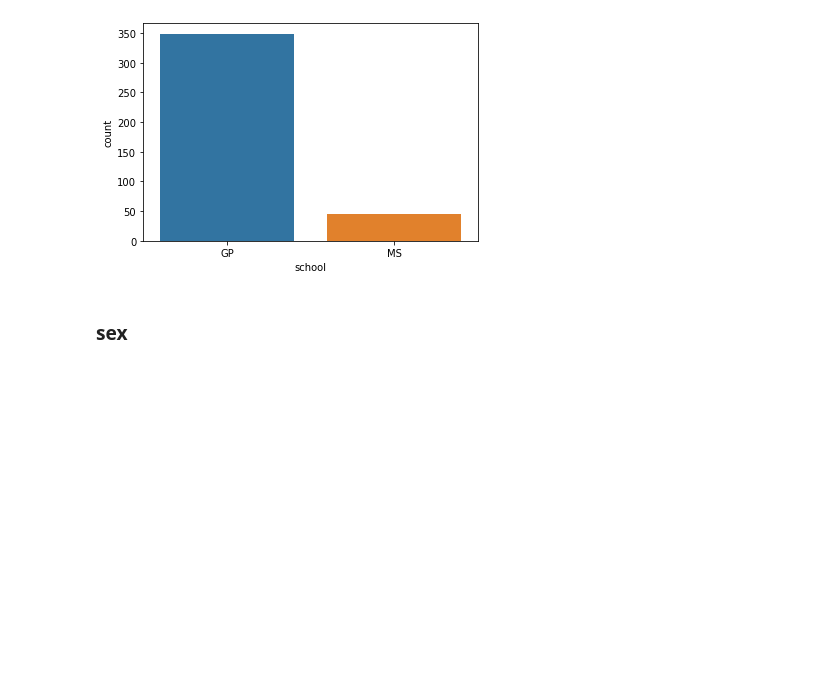
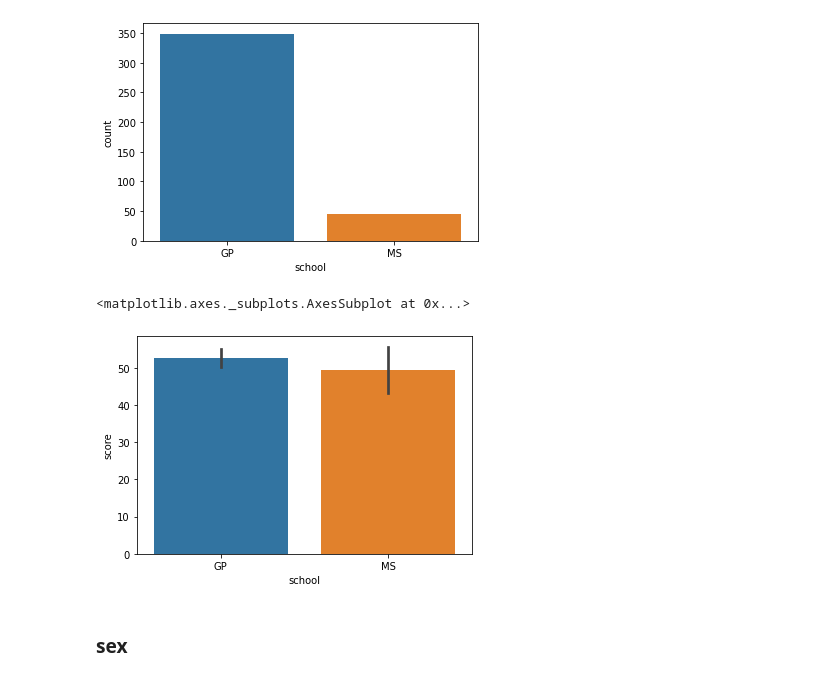
Before and after one commit to Golovolastik/skillfactory_rds, a Jupyter notebook: module_2/stud_math.ipynb, the cells around one changed output. Saved outputs shown, nothing was run; the diff lists cells and outputs as text; code cells hidden in the pictures; blank space fills up the shorter version.

```diff
--- a/module_2/stud_math.ipynb
+++ b/module_2/stud_math.ipynb
@@ -81,6 +81,12 @@ sns.countplot(data = df, x = df.school)
 # %% [output]
 <matplotlib.axes._subplots.AxesSubplot at 0x...>
 [figure]
+# %%
+# практически не влияет на оценку
+sns.barplot(data=df, x='school', y='score')
+# %% [output]
+<matplotlib.axes._subplots.AxesSubplot at 0x...>
+[figure, added]
 # %% [markdown]
 ### sex
 # %%
```
Also changed, not shown: parts of 7 cells of this notebook.
